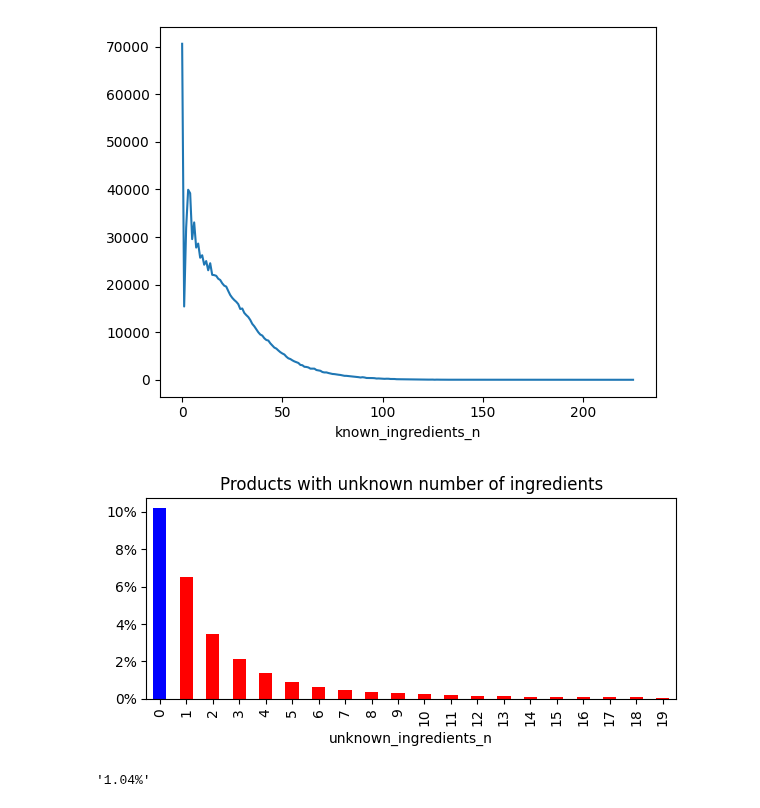
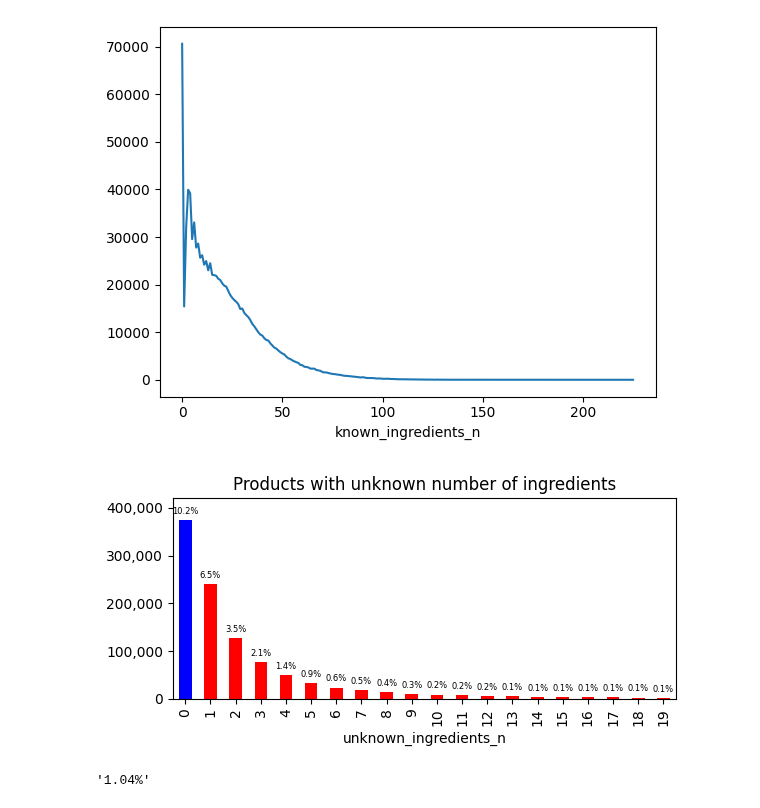
Before and after one commit to goerlitz/openfoodfacts-data-analysis, a Jupyter notebook: notebooks/13_analyze_ingredients.ipynb, the cells around one changed output. Saved outputs shown, nothing was run; the diff lists cells and outputs as text; code cells hidden in the pictures.

```diff
--- a/notebooks/13_analyze_ingredients.ipynb
+++ b/notebooks/13_analyze_ingredients.ipynb
@@ -299,17 +310,28 @@ df.known_ingredients_n.value_counts().sort_index().plot()
 # %%
 from matplotlib.ticker import FuncFormatter
 
 dfx = df.unknown_ingredients_n.value_counts().sort_index()
 dfx.index = pd.CategoricalIndex(dfx.index, ordered=True)
 colors = ['blue' if idx == 0 else 'red' for idx in dfx[:20].index]
 
-ax = (dfx / len(df) * 100)[:20].plot.bar(figsize=(6,3), color=colors)
-ax.yaxis.set_major_formatter(FuncFormatter(lambda y, pos: f'{y:.0f}%'))
+ax = dfx[:20].plot.bar(figsize=(6,3), color=colors)
+ax.yaxis.set_major_formatter(FuncFormatter(lambda y, pos: f'{int(y):,}'))
+
+# Annotate each bar with its value
+for bar in ax.patches:
+    height = bar.get_height()
+    ax.annotate(f'{height / len(df) * 100:.1f}%',
+                xy=(bar.get_x() + bar.get_width() / 2, height),
+                xytext=(0, 3),  # Offset text slightly above the bar
+                textcoords="offset points",
+                ha='center', va='bottom', fontsize=6)
+
+ax.set_ylim(0, 420000)
 plt.title("Products with unknown number of ingredients")
 plt.tight_layout();
 plt.savefig("unknown_number_ingredients.png");
 # %% [output]
-[figure, old version]
+[figure, new version]
 # %%
 # products with more than 50 ingredients
 "{:.2%}".format(len(df[df.ingredients_n > 50]) / len(df))
```
Also changed, not shown: parts of 27 cells of this notebook.
